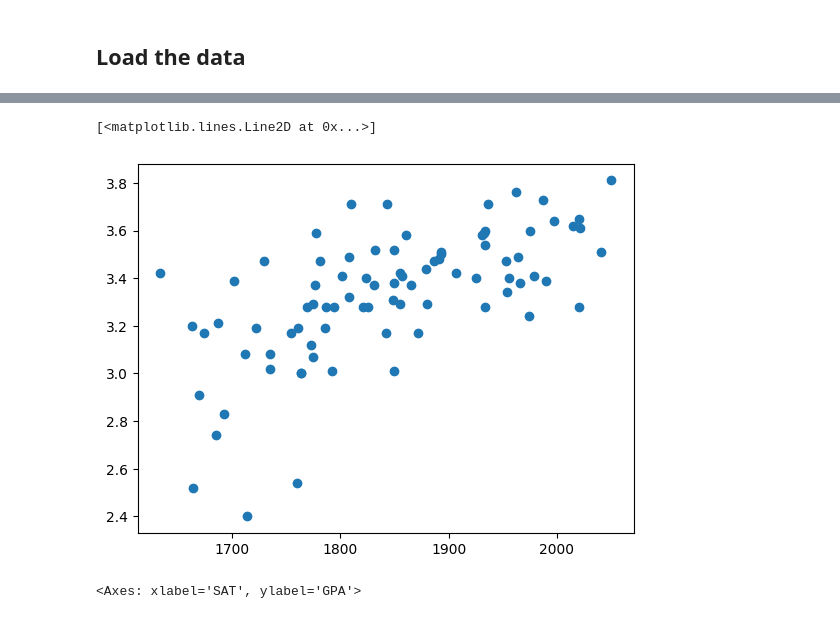
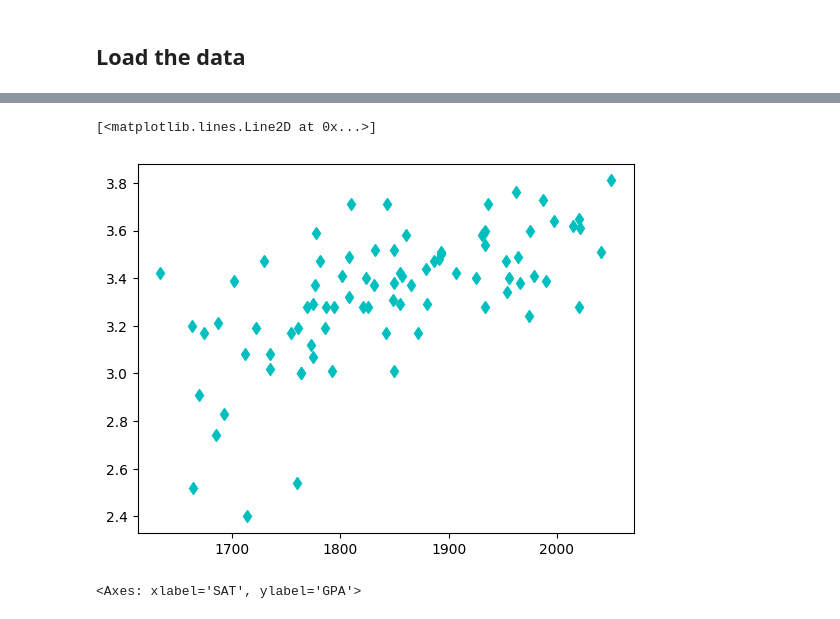
Before and after one commit to hh-blaire-cho/ds101_2024Oct, a Jupyter notebook: ML06_SimpleRegression.ipynb, the cells around one changed output, grey strips where cells are left out. Saved outputs shown, nothing was run; the diff lists cells and outputs as text; code cells hidden in the pictures.

```diff
--- a/ML06_SimpleRegression.ipynb
+++ b/ML06_SimpleRegression.ipynb
@@ -32,8 +39,8 @@ df.head()
 # %%
-plt.plot(df['SAT'], df['GPA'], 'o')
+plt.plot(df['SAT'], df['GPA'], 'cd')
 # %% [output]
 [<matplotlib.lines.Line2D at 0x...>]
-[figure, old version]
+[figure, new version]
 # %%
 sns.scatterplot(x ='SAT', y='GPA', data=df)
 # %% [output]
```
Also changed, not shown: parts of 17 cells of this notebook, 4 other files.
